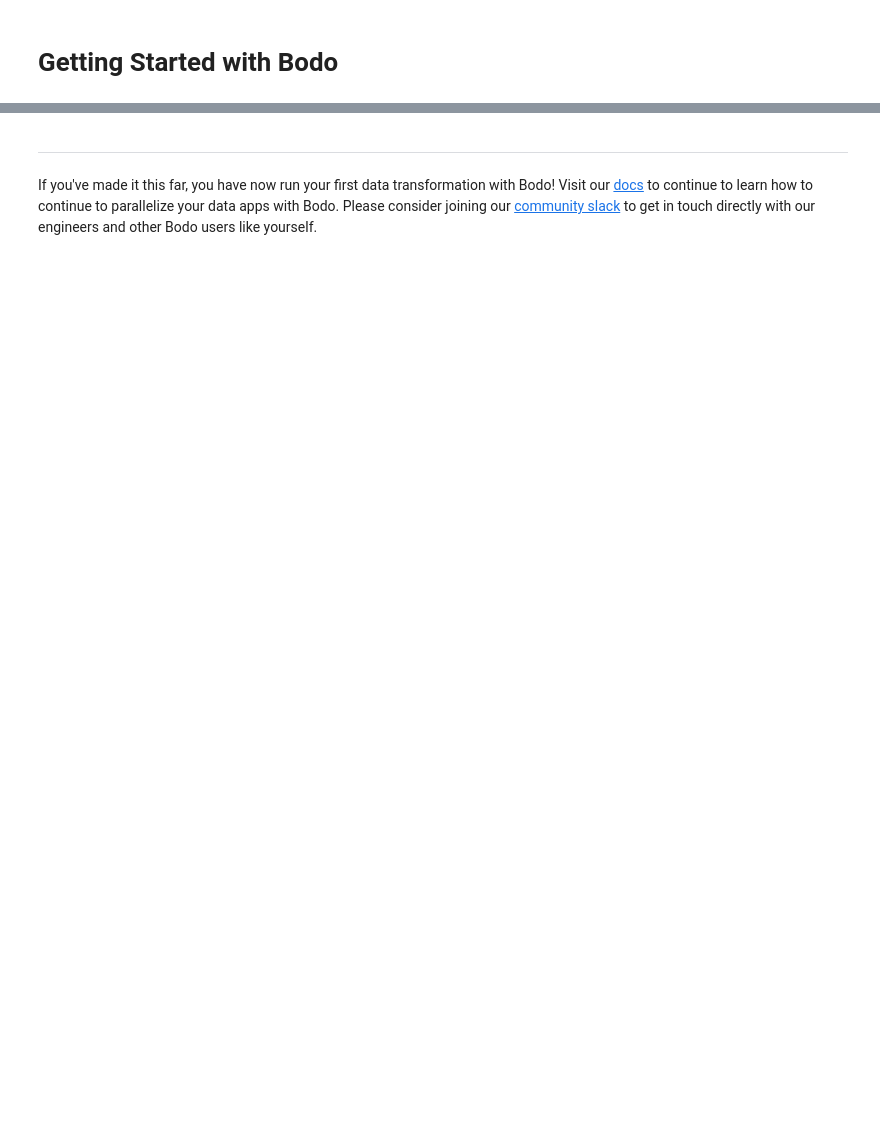
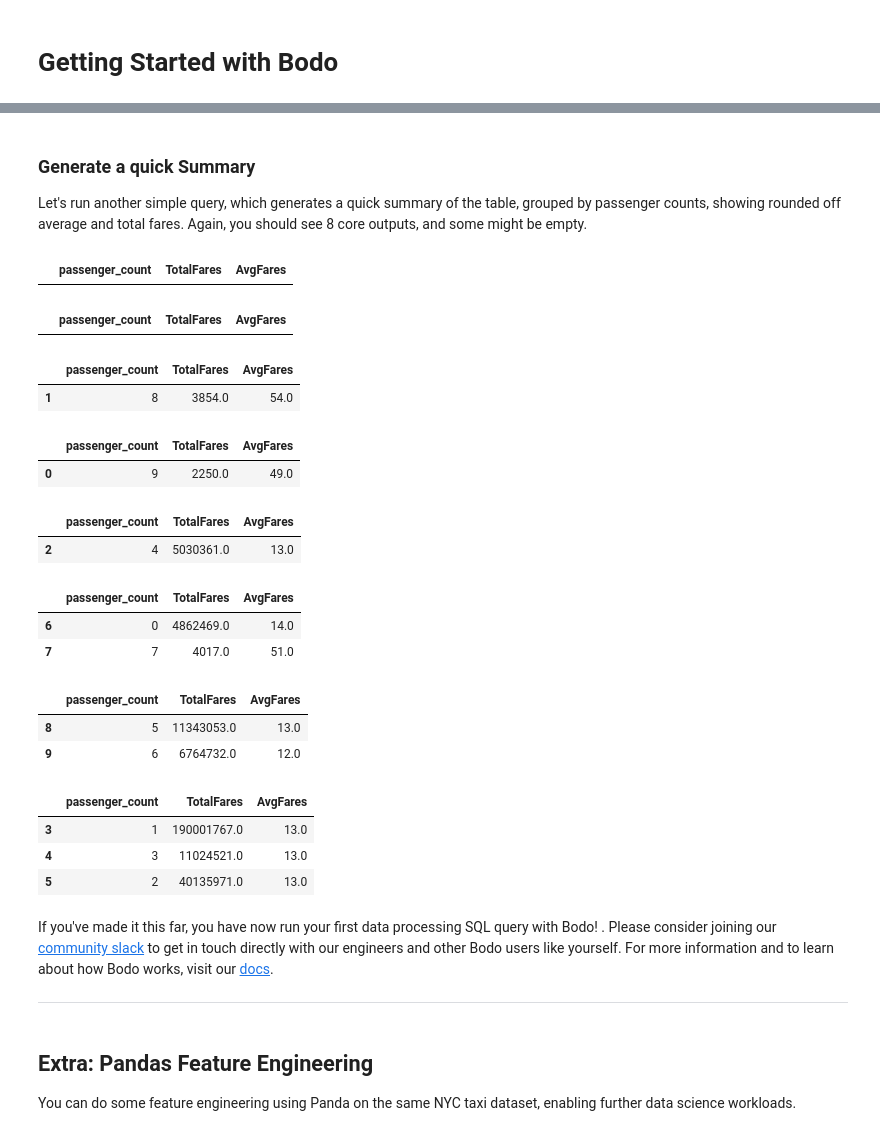
Before and after one commit to Bodo-inc/Bodo-examples, a Jupyter notebook: quickstart_notebook.ipynb, the cells around one changed output, grey strips where cells are left out. Saved outputs shown, nothing was run; the diff lists cells and outputs as text; code cells hidden in the pictures; blank space fills up the shorter version.

```diff
--- a/quickstart_notebook.ipynb
+++ b/quickstart_notebook.ipynb
@@ -52,4 +60,55 @@ simple_query(df)
+# %% [markdown]
+### Generate a quick Summary
+
+Let's run another simple query, which generates a quick summary of the table, grouped by passenger counts, showing rounded off average and total fares. Again, you should see 8 core outputs, and some might be empty.
+# %%
+%%px
+
+@bodo.jit
+def simple_query_2():
+    bc = bodosql.BodoSQLContext(
+        {
+            "nyctaxi": bodosql.TablePath(s3_file_path, "parquet")
+        })
+    df1 = bc.sql('''
+                SELECT DISTINCT passenger_count
+                , ROUND (SUM (fare_amount),0) as TotalFares
+                , ROUND (AVG (fare_amount),0) as AvgFares
+                FROM nyctaxi
+                GROUP BY passenger_count
+                ''')
+    return df1
+
+simple_query_2()
+# %% [output]
+|  | passenger_count | TotalFares | AvgFares |
+|  | passenger_count | TotalFares | AvgFares |
+|  | passenger_count | TotalFares | AvgFares |
+| 1 | 8 | 3854.0 | 54.0 |
+|  | passenger_count | TotalFares | AvgFares |
+| 0 | 9 | 2250.0 | 49.0 |
+|  | passenger_count | TotalFares | AvgFares |
+| 2 | 4 | 5030361.0 | 13.0 |
+|  | passenger_count | TotalFares | AvgFares |
+| 6 | 0 | 4862469.0 | 14.0 |
+| 7 | 7 | 4017.0 | 51.0 |
+|  | passenger_count | TotalFares | AvgFares |
+| 8 | 5 | 11343053.0 | 13.0 |
+| 9 | 6 | 6764732.0 | 12.0 |
+|  | passenger_count | TotalFares | AvgFares |
+| 3 | 1 | 190001767.0 | 13.0 |
+| 4 | 3 | 11024521.0 | 13.0 |
+| 5 | 2 | 40135971.0 | 13.0 |
 # %% [markdown]
-----
 
-If you've made it this far, you have now run your first data transformation with Bodo! Visit our [docs](https://docs.bodo.ai) to continue to learn how to continue to parallelize your data apps with Bodo. Please consider joining our [community slack](https://bodocommunity.slack.com/join/shared_invite/zt-qwdc8fad-6rZ8a1RmkkJ6eOX1X__knA#/shared-invite/email) to get in touch directly with our engineers and other Bodo users like yourself.
+
+
+
+If you've made it this far, you have now run your first data processing SQL query with Bodo! . Please consider joining our [community slack](https://bodocommunity.slack.com/join/shared_invite/zt-qwdc8fad-6rZ8a1RmkkJ6eOX1X__knA#/shared-invite/email) to get in touch directly with our engineers and other Bodo users like yourself. For more information and to learn about how Bodo works, visit our [docs]("https://docs.bodo.ai").
+
+---
+# %% [markdown]
+## Extra: Pandas Feature Engineering
+
+
+You can do some feature engineering using Panda on the same NYC taxi dataset, enabling further data science workloads.
```
Also changed, not shown: parts of 9 cells of this notebook.
